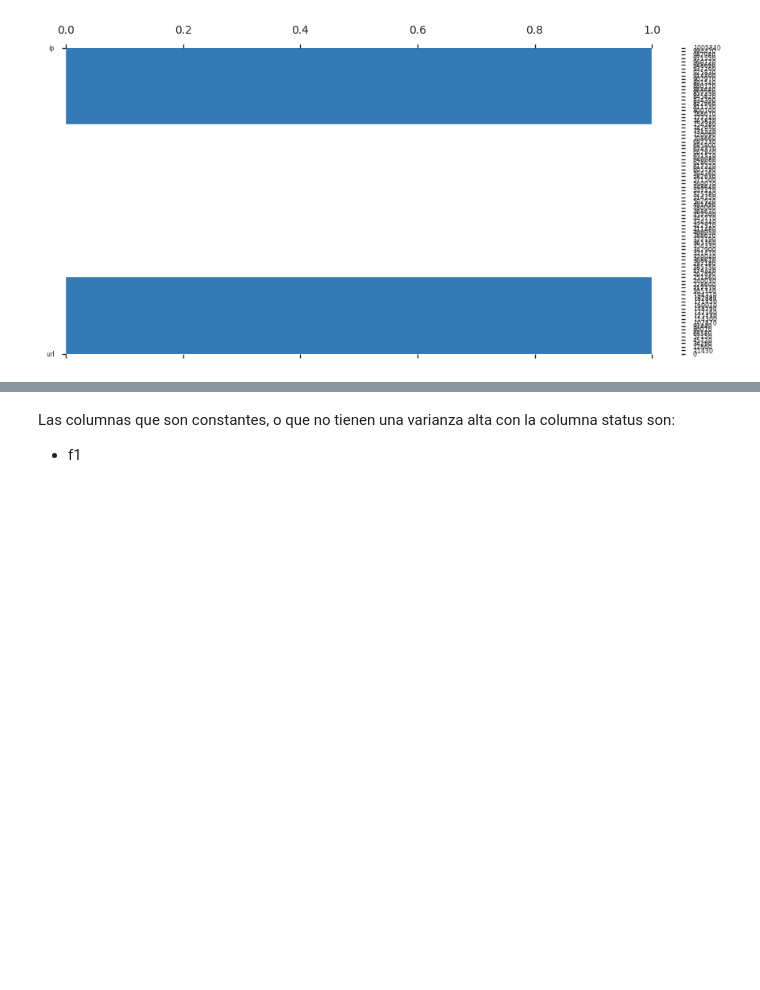
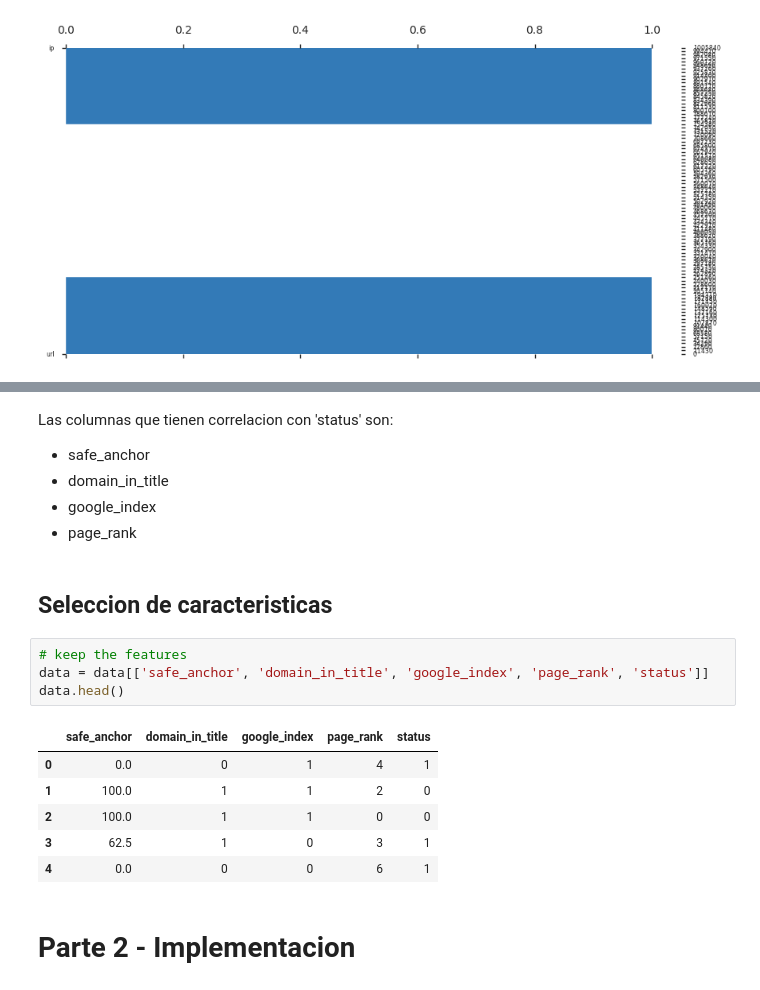
Before and after one commit to jurhs2000/security-data-science-lab1, a Jupyter notebook: lab1.ipynb, the cells around one changed output, grey strips where cells are left out. Saved outputs shown, nothing was run; the diff lists cells and outputs as text; blank space fills up the shorter version.

```diff
--- a/lab1.ipynb
+++ b/lab1.ipynb
@@ -186,3 +278,21 @@ https://github.com/ydataai/pandas-profiling/issues
 # %% [markdown]
-Las columnas que son constantes, o que no tienen una varianza alta con la columna status son:
- - f1
+Las columnas que tienen correlacion con 'status' son:
+ - safe_anchor
+ - domain_in_title
+ - google_index
+ - page_rank
+# %% [markdown]
+## Seleccion de caracteristicas
+# %%
+# keep the features
+data = data[['safe_anchor', 'domain_in_title', 'google_index', 'page_rank', 'status']]
+data.head()
+# %% [output]
+|  | safe_anchor | domain_in_title | google_index | page_rank | status |
+| 0 | 0.0 | 0 | 1 | 4 | 1 |
+| 1 | 100.0 | 1 | 1 | 2 | 0 |
+| 2 | 100.0 | 1 | 1 | 0 | 0 |
+| 3 | 62.5 | 1 | 0 | 3 | 1 |
+| 4 | 0.0 | 0 | 0 | 6 | 1 |
+# %% [markdown]
+# Parte 2 - Implementacion
```
Also changed, not shown: parts of 27 cells of this notebook, 4 other files.
